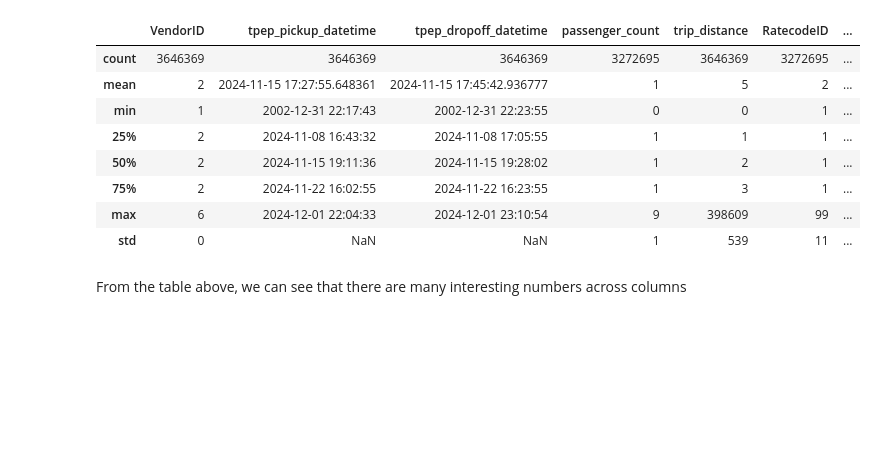
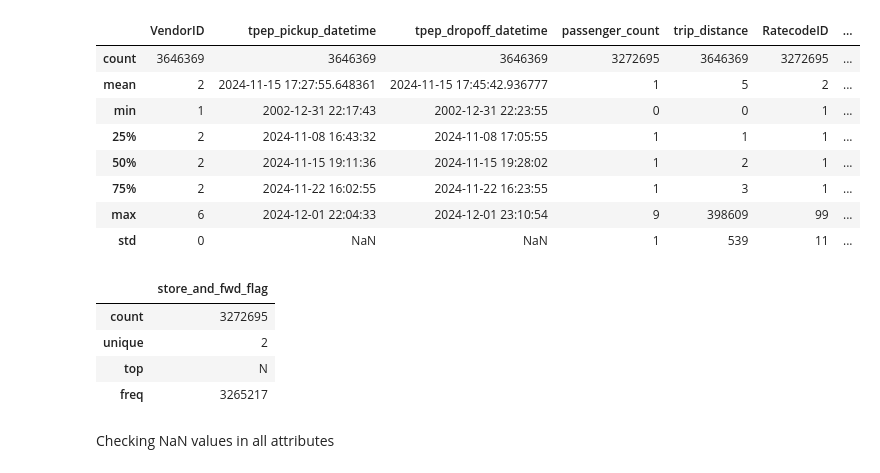
Before and after one commit to ikml-bsrn/NYC_Taxi_Trip_Duration, a Jupyter notebook: nyc_tlc_green.ipynb, the cells around one changed output. Cells and saved outputs as stored; diff of their text form; code cells hidden in the pictures; blank space fills up the shorter version.

```diff
--- a/nyc_tlc_green.ipynb
+++ b/nyc_tlc_green.ipynb
@@ -54,5 +87,13 @@ yellow_taxi_df.describe()
 | 75% | 2 | 2024-11-22 16:02:55 | 2024-11-22 16:23:55 | 1 | 3 | 1 | ... |
 | max | 6 | 2024-12-01 22:04:33 | 2024-12-01 23:10:54 | 9 | 398609 | 99 | ... |
 | std | 0 | NaN | NaN | 1 | 539 | 11 | ... |
-# %% [markdown]
-From the table above, we can see that there are many interesting numbers across columns
+# %%
+yellow_taxi_df.describe(include=["object"])
+# %% [output]
+|  | store_and_fwd_flag |
+| count | 3272695 |
+| unique | 2 |
+| top | N |
+| freq | 3265217 |
+# %% [markdown]
+Checking NaN values in all attributes
```
Also changed, not shown: parts of 8 cells of this notebook.
